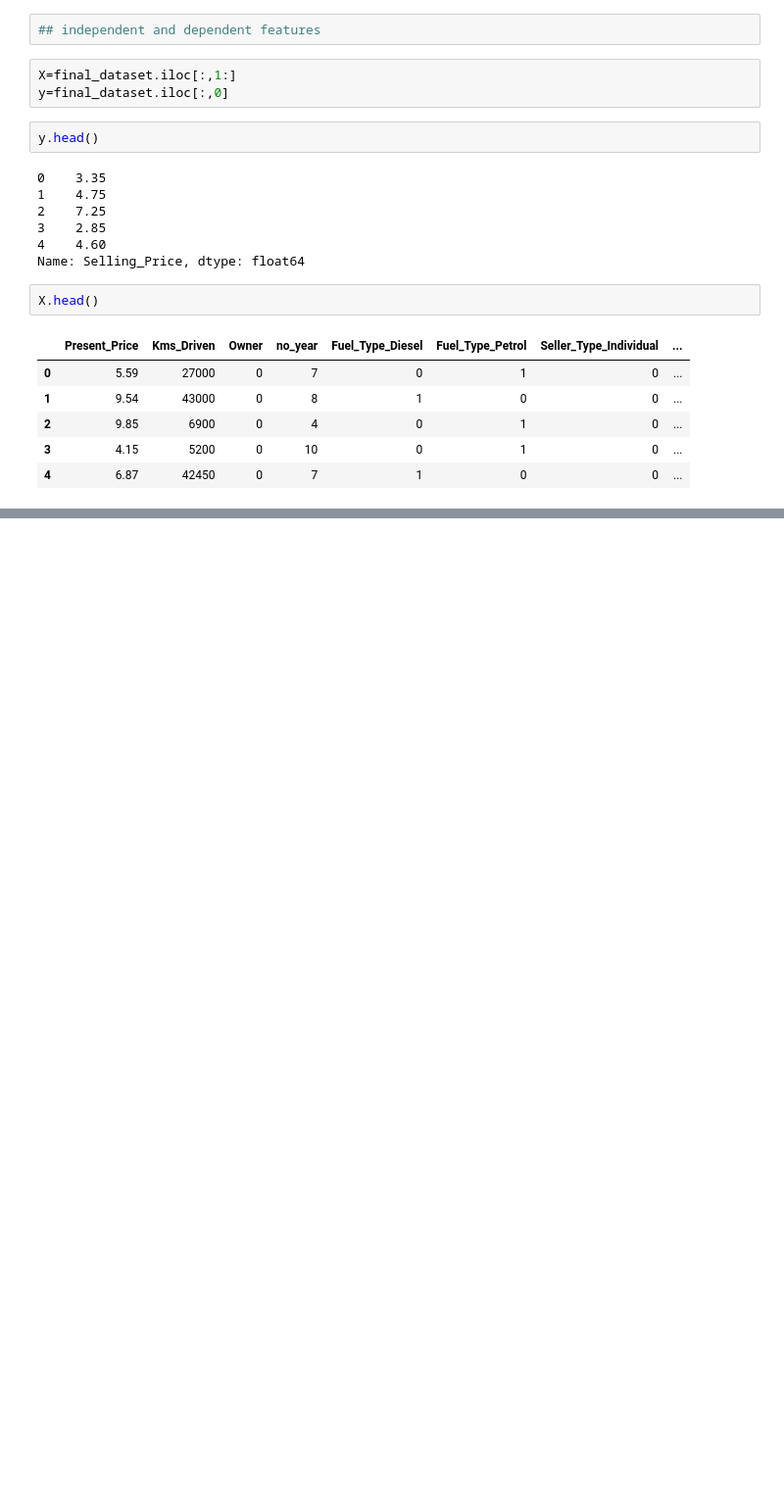
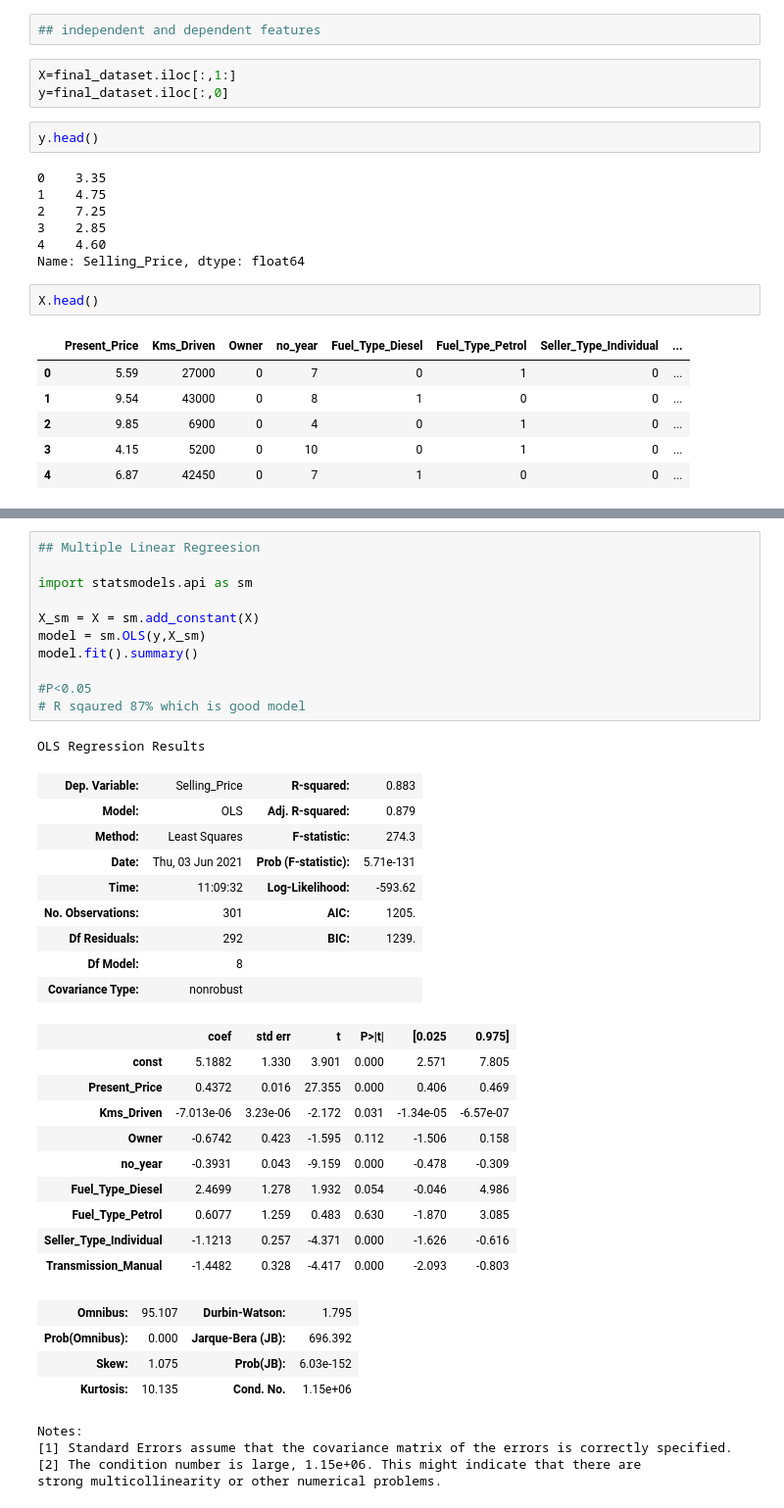
Before and after one commit to ayushjain9/Car_Selling_Prediction, a Jupyter notebook: Car_FE.ipynb, the cells around one changed output, grey strips where cells are left out. Shown: that part at 98% size. Saved outputs shown, nothing was run; the diff lists cells and outputs as text; blank space fills up the shorter version.

```diff
--- a/Car_FE.ipynb
+++ b/Car_FE.ipynb
@@ -179,0 +201,40 @@ X.head()
+# %%
+## Multiple Linear Regreesion
+
+import statsmodels.api as sm
+
+X_sm = X = sm.add_constant(X)
+model = sm.OLS(y,X_sm)
+model.fit().summary()
+
+#P<0.05
+# R sqaured 87% which is good model
+# %% [output]
+OLS Regression Results
+| Dep. Variable: | Selling_Price | R-squared: | 0.883 |
+| Model: | OLS | Adj. R-squared: | 0.879 |
+| Method: | Least Squares | F-statistic: | 274.3 |
+| Date: | Thu, 03 Jun 2021 | Prob (F-statistic): | 5.71e-131 |
+| Time: | 11:09:32 | Log-Likelihood: | -593.62 |
+| No. Observations: | 301 | AIC: | 1205. |
+| Df Residuals: | 292 | BIC: | 1239. |
+| Df Model: | 8 |  |  |
+| Covariance Type: | nonrobust |  |  |
+|  | coef | std err | t | P>|t| | [0.025 | 0.975] |
+| const | 5.1882 | 1.330 | 3.901 | 0.000 | 2.571 | 7.805 |
+| Present_Price | 0.4372 | 0.016 | 27.355 | 0.000 | 0.406 | 0.469 |
+| Kms_Driven | -7.013e-06 | 3.23e-06 | -2.172 | 0.031 | -1.34e-05 | -6.57e-07 |
+| Owner | -0.6742 | 0.423 | -1.595 | 0.112 | -1.506 | 0.158 |
+| no_year | -0.3931 | 0.043 | -9.159 | 0.000 | -0.478 | -0.309 |
+| Fuel_Type_Diesel | 2.4699 | 1.278 | 1.932 | 0.054 | -0.046 | 4.986 |
+| Fuel_Type_Petrol | 0.6077 | 1.259 | 0.483 | 0.630 | -1.870 | 3.085 |
+| Seller_Type_Individual | -1.1213 | 0.257 | -4.371 | 0.000 | -1.626 | -0.616 |
+| Transmission_Manual | -1.4482 | 0.328 | -4.417 | 0.000 | -2.093 | -0.803 |
+| Omnibus: | 95.107 | Durbin-Watson: | 1.795 |
+| Prob(Omnibus): | 0.000 | Jarque-Bera (JB): | 696.392 |
+| Skew: | 1.075 | Prob(JB): | 6.03e-152 |
+| Kurtosis: | 10.135 | Cond. No. | 1.15e+06 |
+Notes:
+[1] Standard Errors assume that the covariance matrix of the errors is correctly specified.
+[2] The condition number is large, 1.15e+06. This might indicate that there are
+strong multicollinearity or other numerical problems.
```
Also changed, not shown: parts of 6 cells of this notebook.
